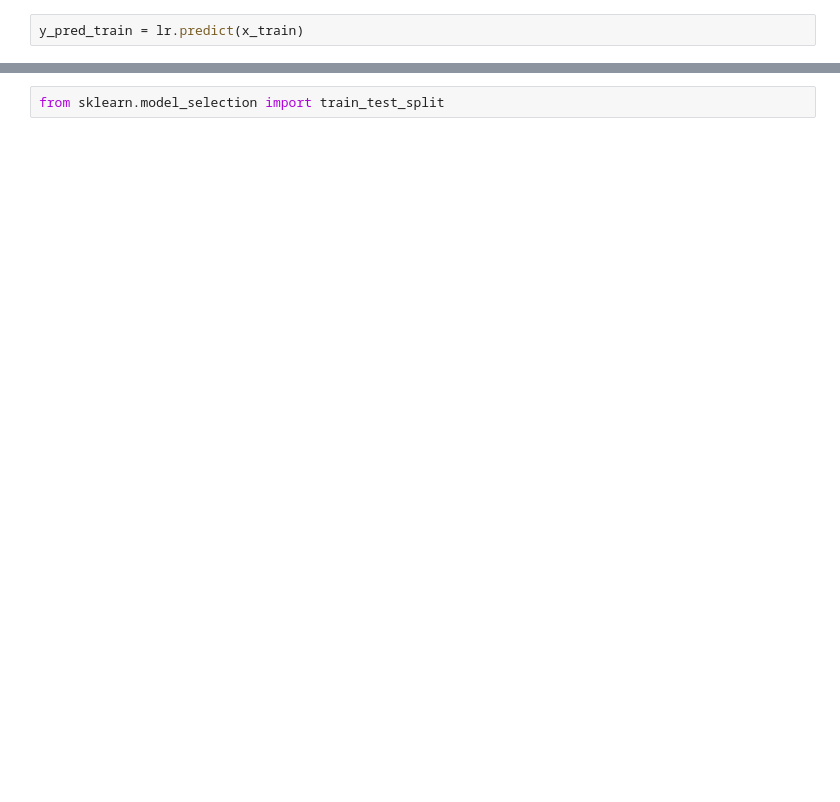
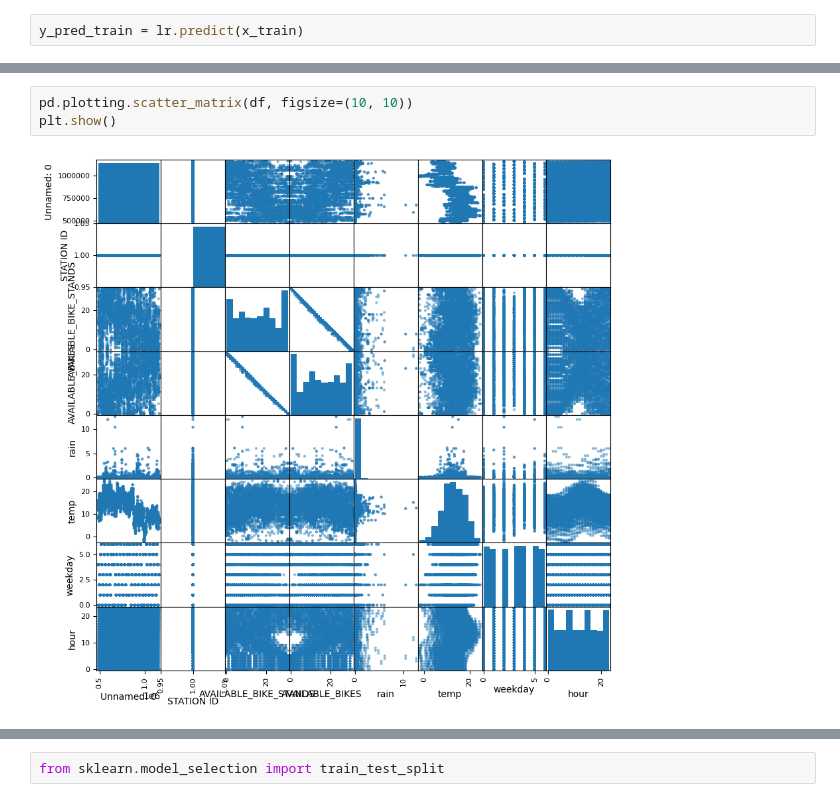
Before and after one commit to TadghPurcell/On-Your-Bike, a Jupyter notebook: ML_models/regression.ipynb, the cells around one changed output, grey strips where cells are left out. Drawn from its saved outputs; the diff is of its cells as text; blank space fills up the shorter version.

```diff
--- a/ML_models/regression.ipynb
+++ b/ML_models/regression.ipynb
@@ -155,6 +165,11 @@ df = df.drop(columns='TIME')
 x = df.drop(columns=['AVAILABLE_BIKES', 'AVAILABLE_BIKE_STANDS'])
 # stands = df.drop(columns=) /
 y = df['AVAILABLE_BIKES']
+# %%
+pd.plotting.scatter_matrix(df, figsize=(10, 10))
+plt.show()
+# %% [output]
+[figure, added]
 # %%
 y
 # %% [output]
```
Also changed, not shown: parts of 22 cells of this notebook.
